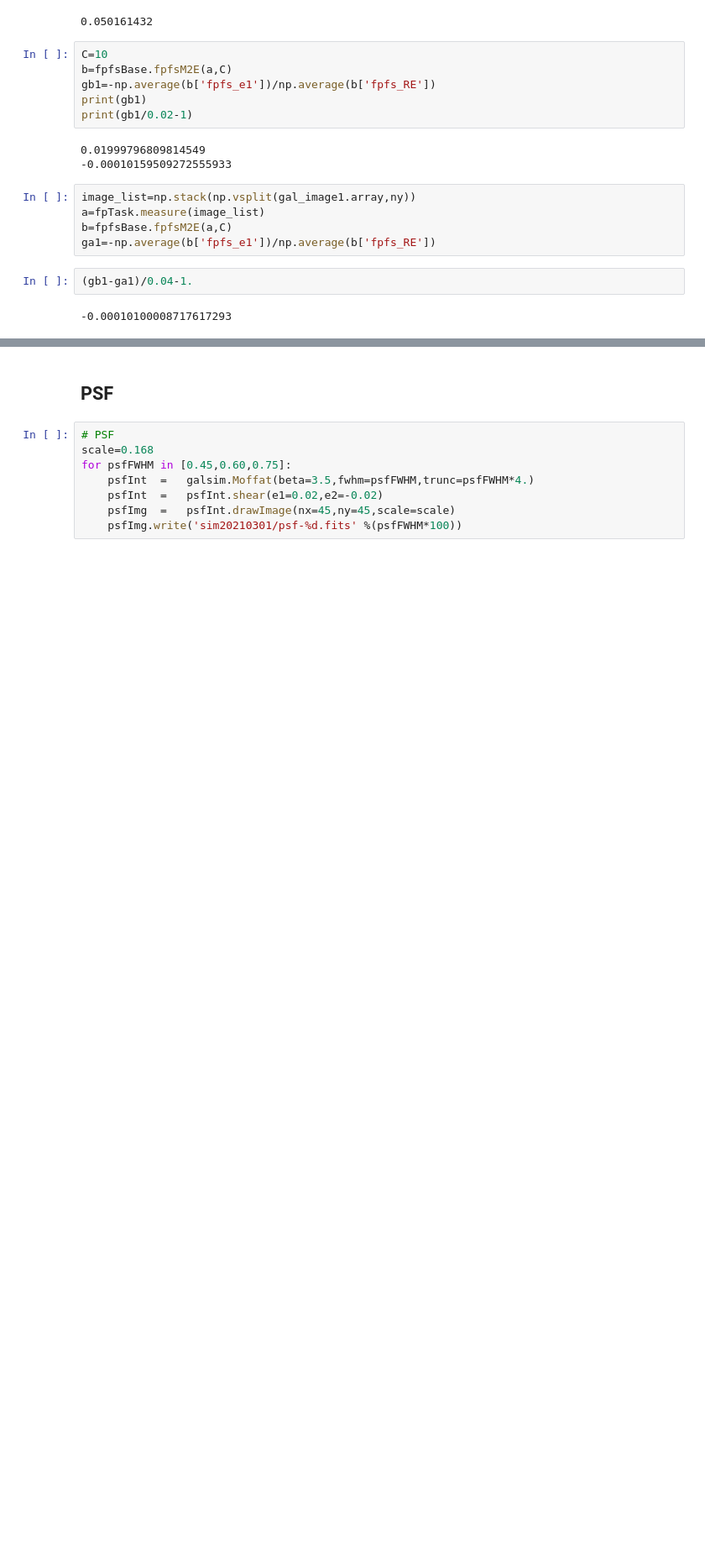
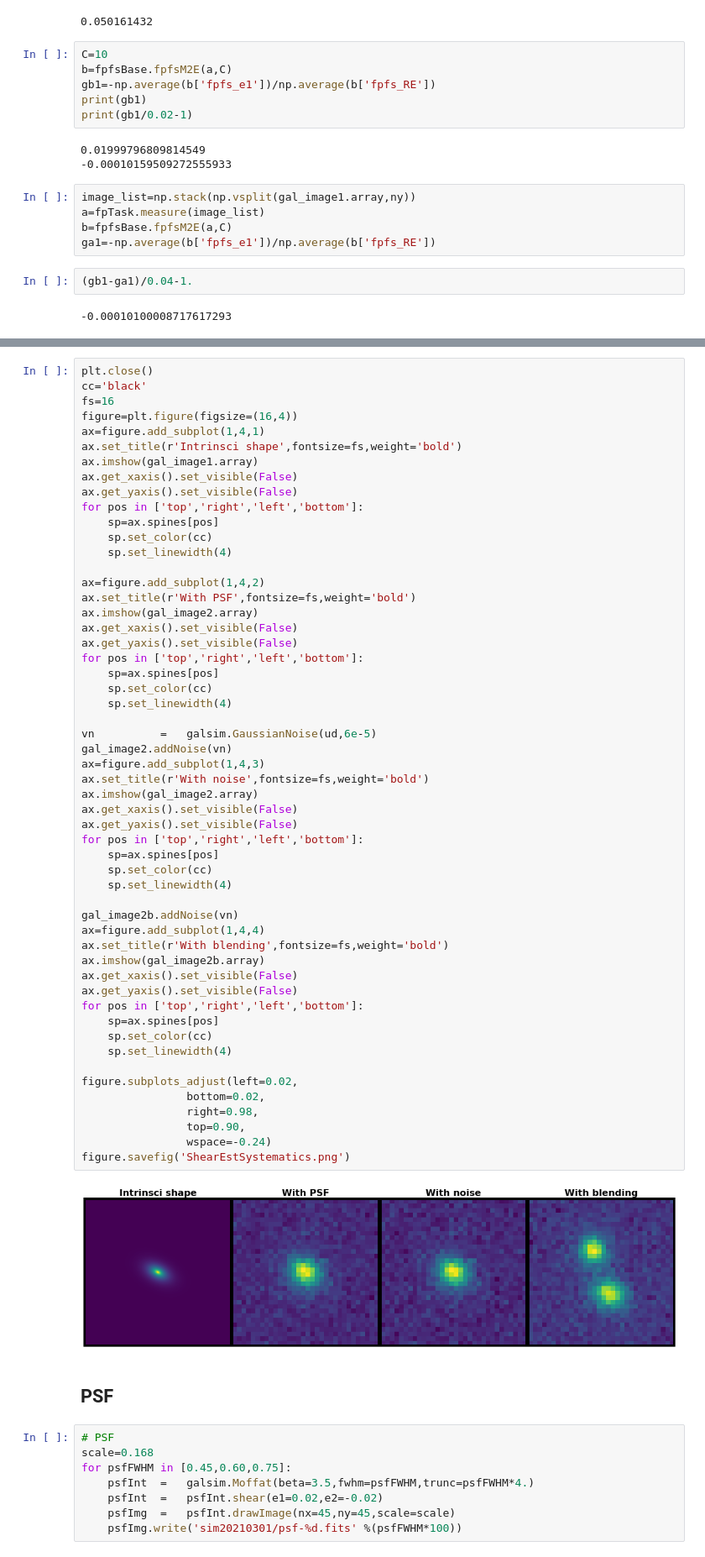
Before and after one commit to mr-superonion/FPFS, a Jupyter notebook: notebook/sim/2_1-cgcSimStamp.ipynb, the cells around one changed output, grey strips where cells are left out. Shown at 84% size. Drawn from its saved outputs; the diff is of its cells as text; blank space fills up the shorter version.

```diff
--- a/notebook/sim/2_1-cgcSimStamp.ipynb
+++ b/notebook/sim/2_1-cgcSimStamp.ipynb
@@ -167,3 +197,59 @@ image_list.shape
+# %%
+plt.close()
+cc='black'
+fs=16
+figure=plt.figure(figsize=(16,4))
+ax=figure.add_subplot(1,4,1)
+ax.set_title(r'Intrinsci shape',fontsize=fs,weight='bold')
+ax.imshow(gal_image1.array)
+ax.get_xaxis().set_visible(False)
+ax.get_yaxis().set_visible(False)
+for pos in ['top','right','left','bottom']:
+    sp=ax.spines[pos]
+    sp.set_color(cc)
+    sp.set_linewidth(4)
+
+ax=figure.add_subplot(1,4,2)
+ax.set_title(r'With PSF',fontsize=fs,weight='bold')
+ax.imshow(gal_image2.array)
+ax.get_xaxis().set_visible(False)
+ax.get_yaxis().set_visible(False)
+for pos in ['top','right','left','bottom']:
+    sp=ax.spines[pos]
+    sp.set_color(cc)
+    sp.set_linewidth(4)
+
+vn          =   galsim.GaussianNoise(ud,6e-5)
+gal_image2.addNoise(vn)
+ax=figure.add_subplot(1,4,3)
+ax.set_title(r'With noise',fontsize=fs,weight='bold')
+ax.imshow(gal_image2.array)
+ax.get_xaxis().set_visible(False)
+ax.get_yaxis().set_visible(False)
+for pos in ['top','right','left','bottom']:
+    sp=ax.spines[pos]
+    sp.set_color(cc)
+    sp.set_linewidth(4)
+
+gal_image2b.addNoise(vn)
+ax=figure.add_subplot(1,4,4)
+ax.set_title(r'With blending',fontsize=fs,weight='bold')
+ax.imshow(gal_image2b.array)
+ax.get_xaxis().set_visible(False)
+ax.get_yaxis().set_visible(False)
+for pos in ['top','right','left','bottom']:
+    sp=ax.spines[pos]
+    sp.set_color(cc)
+    sp.set_linewidth(4)
+
+figure.subplots_adjust(left=0.02,
+                bottom=0.02,
+                right=0.98,
+                top=0.90,
+                wspace=-0.24)
+figure.savefig('ShearEstSystematics.png')
+# %% [output]
+[figure, added]
 # %% [markdown]
 ## PSF
 # %%
```
Also changed, not shown: parts of 15 cells of this notebook, 1 other file.
